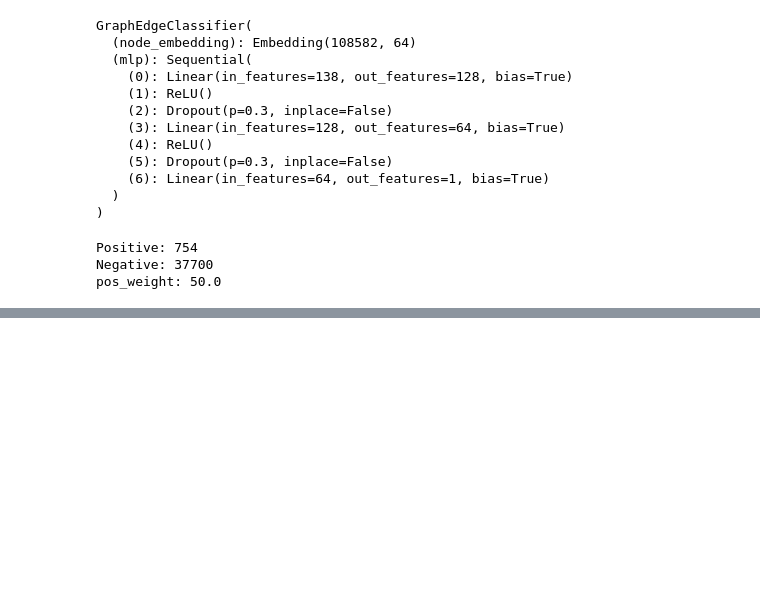
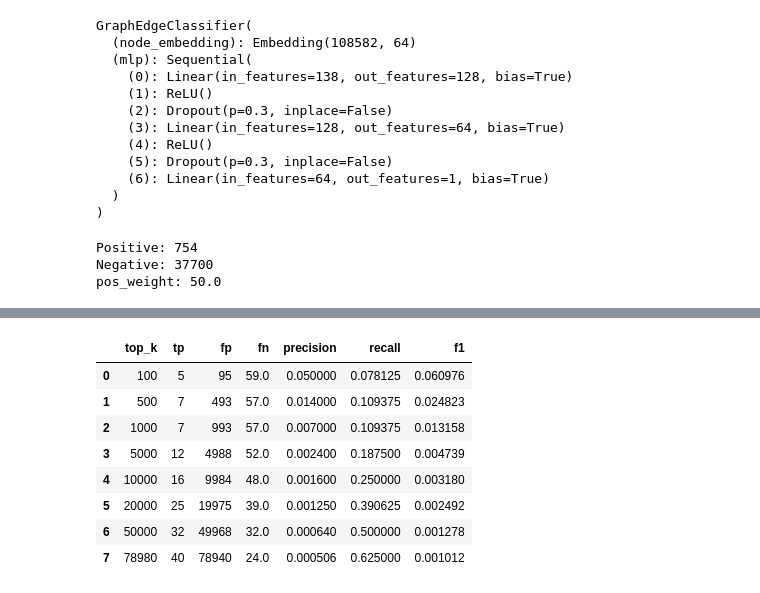
Before and after one commit to aryakasyahrezki/nft-wash-trading-detection, a Jupyter notebook: stephen code/notebooks/06_train_graph_class_weight.ipynb, the cells around one changed output, grey strips where cells are left out. Cells and saved outputs as stored; diff of their text form; code cells hidden in the pictures; blank space fills up the shorter version.

```diff
--- a/stephen code/notebooks/06_train_graph_class_weight.ipynb
+++ b/stephen code/notebooks/06_train_graph_class_weight.ipynb
@@ -354,3 +652,66 @@ Confusion Matrix:
+# %%
+# =========================
+# STAGE 2 ALTERNATIF:
+# TOP-K RANKING BERDASARKAN PROBABILITY
+# =========================
+
+topk_results = []
+
+k_values = [
+    100,
+    500,
+    1000,
+    5000,
+    10000,
+    20000,
+    50000,
+    len(candidate_fraud_full)
+]
+
+total_real_fraud = test_with_pred["true_label"].sum()
+
+for k in k_values:
+    topk_df = candidate_fraud_full.sort_values(
+        by="probability",
+        ascending=False
+    ).head(k)
+
+    tp = topk_df[topk_df["true_label"] == 1].shape[0]
+    fp = topk_df[topk_df["true_label"] == 0].shape[0]
+    fn = total_real_fraud - tp
+
+    precision = tp / (tp + fp) if (tp + fp) > 0 else 0
+    recall = tp / total_real_fraud if total_real_fraud > 0 else 0
+    f1 = 2 * precision * recall / (precision + recall) if (precision + recall) > 0 else 0
+
+    topk_results.append({
+        "top_k": k,
+        "tp": tp,
+        "fp": fp,
+        "fn": fn,
+        "precision": precision,
+        "recall": recall,
+        "f1": f1
+    })
+
+topk_df = pd.DataFrame(topk_results)
+
+display(topk_df)
+
+topk_df.to_csv(
+    "../outputs/metrics/stage2_topk_probability_results.csv",
+    index=False
+)
+# %% [output]
+|  | top_k | tp | fp | fn | precision | recall | f1 |
+| 0 | 100 | 5 | 95 | 59.0 | 0.050000 | 0.078125 | 0.060976 |
+| 1 | 500 | 7 | 493 | 57.0 | 0.014000 | 0.109375 | 0.024823 |
+| 2 | 1000 | 7 | 993 | 57.0 | 0.007000 | 0.109375 | 0.013158 |
+| 3 | 5000 | 12 | 4988 | 52.0 | 0.002400 | 0.187500 | 0.004739 |
+| 4 | 10000 | 16 | 9984 | 48.0 | 0.001600 | 0.250000 | 0.003180 |
+| 5 | 20000 | 25 | 19975 | 39.0 | 0.001250 | 0.390625 | 0.002492 |
+| 6 | 50000 | 32 | 49968 | 32.0 | 0.000640 | 0.500000 | 0.001278 |
+| 7 | 78980 | 40 | 78940 | 24.0 | 0.000506 | 0.625000 | 0.001012 |
 # %%
 final_result = {
     "model": "graph_class_weight",
```
Also changed, not shown: parts of 9 cells of this notebook, 1 other file.
